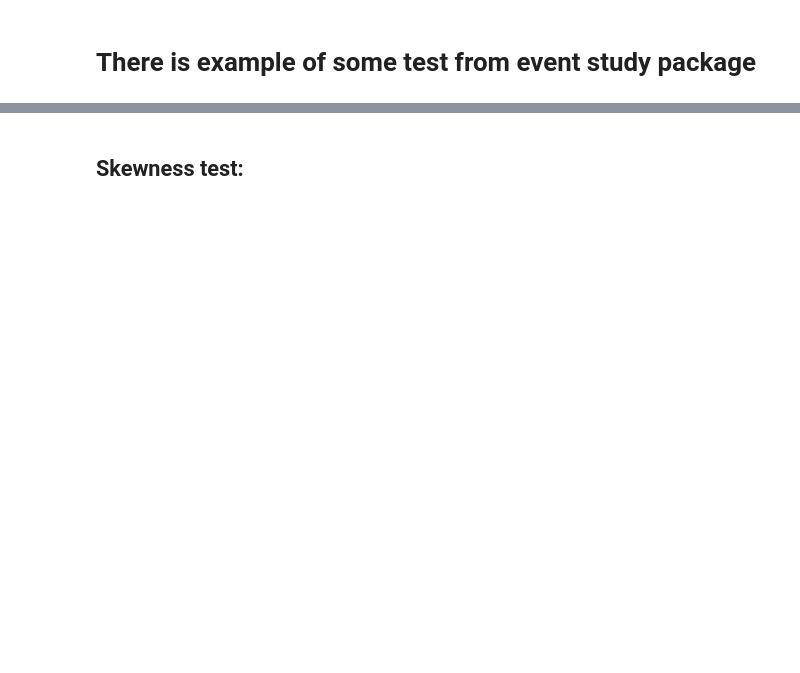
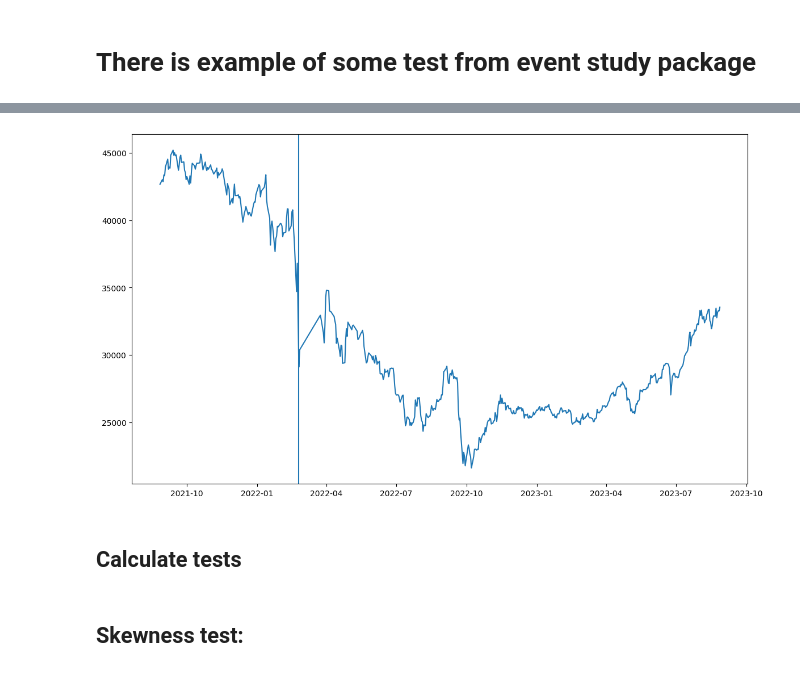
Before and after one commit to DefaultMaxim/event-study-methodology, a Jupyter notebook: example.ipynb, the cells around one changed output, grey strips where cells are left out. Saved outputs shown, nothing was run; the diff lists cells and outputs as text; code cells hidden in the pictures; blank space fills up the shorter version.

```diff
--- a/example.ipynb
+++ b/example.ipynb
@@ -19,3 +25,9 @@ date = pd.to_datetime('2022-02-24 07:00:00+00:00')
+# %%
+market_plot(market=close.market, event_date=date)
+# %% [output]
+[figure, added]
+# %% [markdown]
+## Calculate tests
 # %%
 result_multiple_skew = skewness_corrected_test(portfolio=close, event_date=date, method='aar')
 
```
Also changed, not shown: parts of 23 cells of this notebook.
